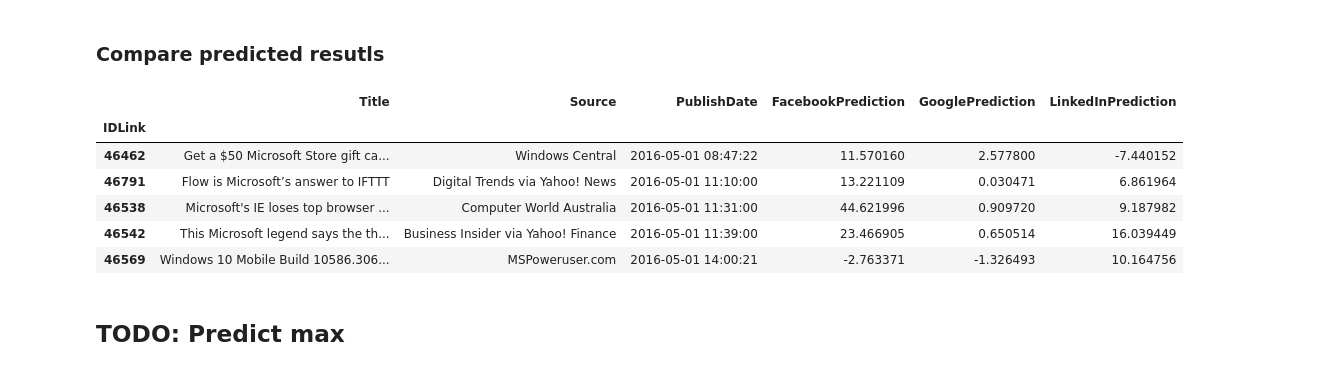
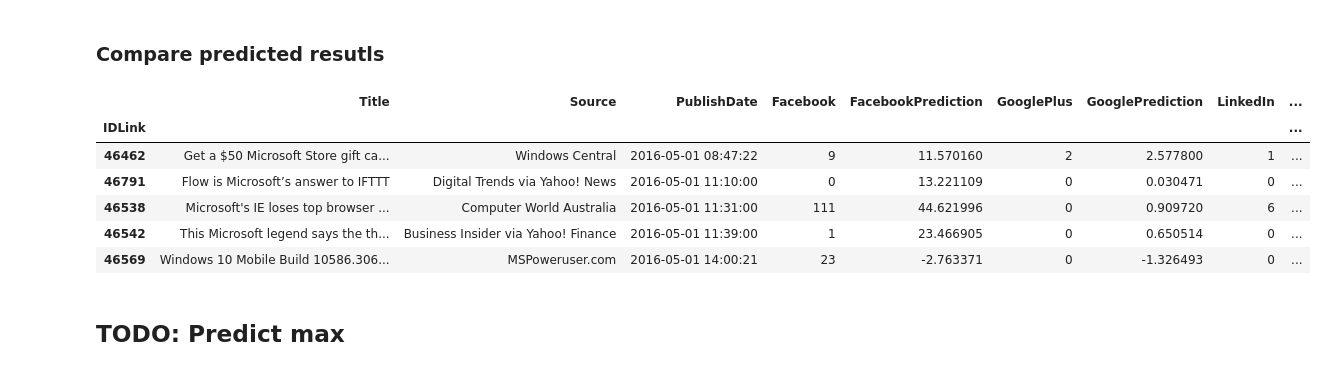
Before and after one commit to Raziarch/collaborating-with-binder, a Jupyter notebook: exploratory.ipynb, the cells around one changed output. Saved outputs shown, nothing was run; the diff lists cells and outputs as text; code cells hidden in the pictures.

```diff
--- a/exploratory.ipynb
+++ b/exploratory.ipynb
@@ -245,15 +283,18 @@ df_new['LinkedInPrediction'] = linkedin_predict
 # %% [markdown]
 ### Compare predicted resutls
 # %%
-df_new[['Title', 'Source', 'PublishDate', 'FacebookPrediction', 'GooglePrediction', 'LinkedInPrediction']]\
+df_new[['Title', 'Source', 'PublishDate',
+        'Facebook', 'FacebookPrediction',
+        'GooglePlus', 'GooglePrediction',
+        'LinkedIn', 'LinkedInPrediction']]\
 .head()
 # %% [output]
-|  | Title | Source | PublishDate | FacebookPrediction | GooglePrediction | LinkedInPrediction |
-| IDLink |  |  |  |  |  |  |
-| 46462 | Get a $50 Microsoft Store gift ca... | Windows Central | 2016-05-01 08:47:22 | 11.570160 | 2.577800 | -7.440152 |
-| 46791 | Flow is Microsoft’s answer to IFTTT | Digital Trends via Yahoo! News | 2016-05-01 11:10:00 | 13.221109 | 0.030471 | 6.861964 |
-| 46538 | Microsoft's IE loses top browser ... | Computer World Australia | 2016-05-01 11:31:00 | 44.621996 | 0.909720 | 9.187982 |
-| 46542 | This Microsoft legend says the th... | Business Insider via Yahoo! Finance | 2016-05-01 11:39:00 | 23.466905 | 0.650514 | 16.039449 |
-| 46569 | Windows 10 Mobile Build 10586.306... | MSPoweruser.com | 2016-05-01 14:00:21 | -2.763371 | -1.326493 | 10.164756 |
+|  | Title | Source | PublishDate | Facebook | FacebookPrediction | GooglePlus | GooglePrediction | LinkedIn | ... |
+| IDLink |  |  |  |  |  |  |  |  | ... |
+| 46462 | Get a $50 Microsoft Store gift ca... | Windows Central | 2016-05-01 08:47:22 | 9 | 11.570160 | 2 | 2.577800 | 1 | ... |
+| 46791 | Flow is Microsoft’s answer to IFTTT | Digital Trends via Yahoo! News | 2016-05-01 11:10:00 | 0 | 13.221109 | 0 | 0.030471 | 0 | ... |
+| 46538 | Microsoft's IE loses top browser ... | Computer World Australia | 2016-05-01 11:31:00 | 111 | 44.621996 | 0 | 0.909720 | 6 | ... |
+| 46542 | This Microsoft legend says the th... | Business Insider via Yahoo! Finance | 2016-05-01 11:39:00 | 1 | 23.466905 | 0 | 0.650514 | 0 | ... |
+| 46569 | Windows 10 Mobile Build 10586.306... | MSPoweruser.com | 2016-05-01 14:00:21 | 23 | -2.763371 | 0 | -1.326493 | 0 | ... |
 # %% [markdown]
 ## TODO: Predict max
```
Also changed, not shown: parts of 12 cells of this notebook.
